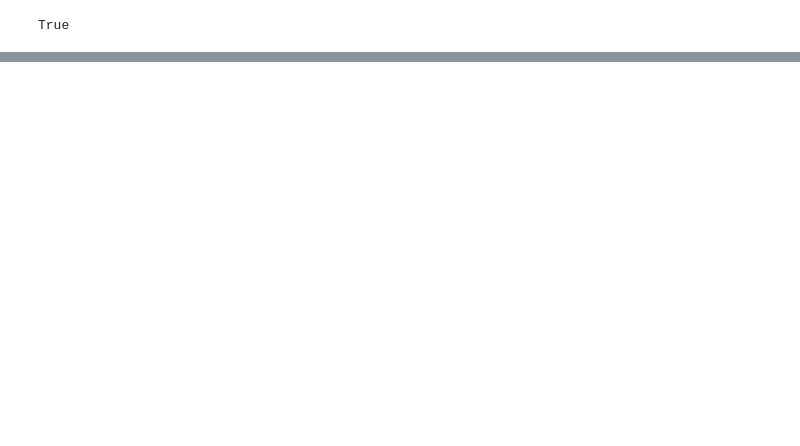
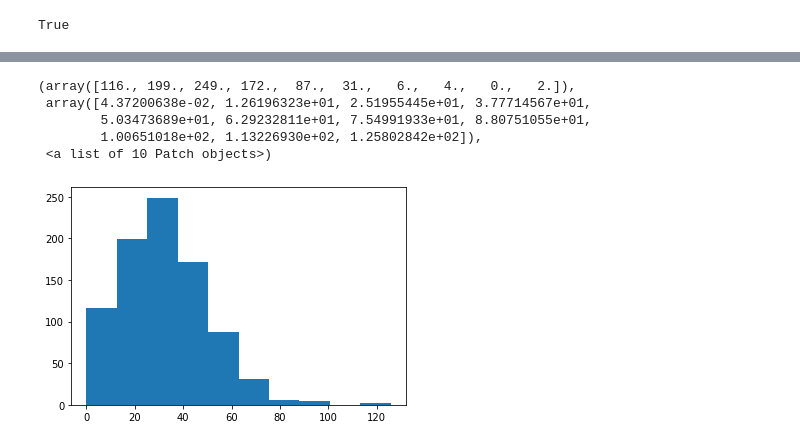
Before and after one commit to mauriciogtec/power-plants, a Jupyter notebook: hyads_mixture.ipynb, the cells around one changed output, grey strips where cells are left out. Drawn from its saved outputs; the diff is of its cells as text; code cells hidden in the pictures; blank space fills up the shorter version.

```diff
--- a/hyads_mixture.ipynb
+++ b/hyads_mixture.ipynb
@@ -127,0 +154,9 @@ Num labels:  10
+# %%
+plt.hist(hyads_mini.std(0))
+# %% [output]
+(array([116., 199., 249., 172.,  87.,  31.,   6.,   4.,   0.,   2.]),
+ array([4.37200638e-02, 1.26196323e+01, 2.51955445e+01, 3.77714567e+01,
+        5.03473689e+01, 6.29232811e+01, 7.54991933e+01, 8.80751055e+01,
+        1.00651018e+02, 1.13226930e+02, 1.25802842e+02]),
+ <a list of 10 Patch objects>)
+[figure, added]
```
Also changed, not shown: parts of 10 cells of this notebook, 3 other files.
